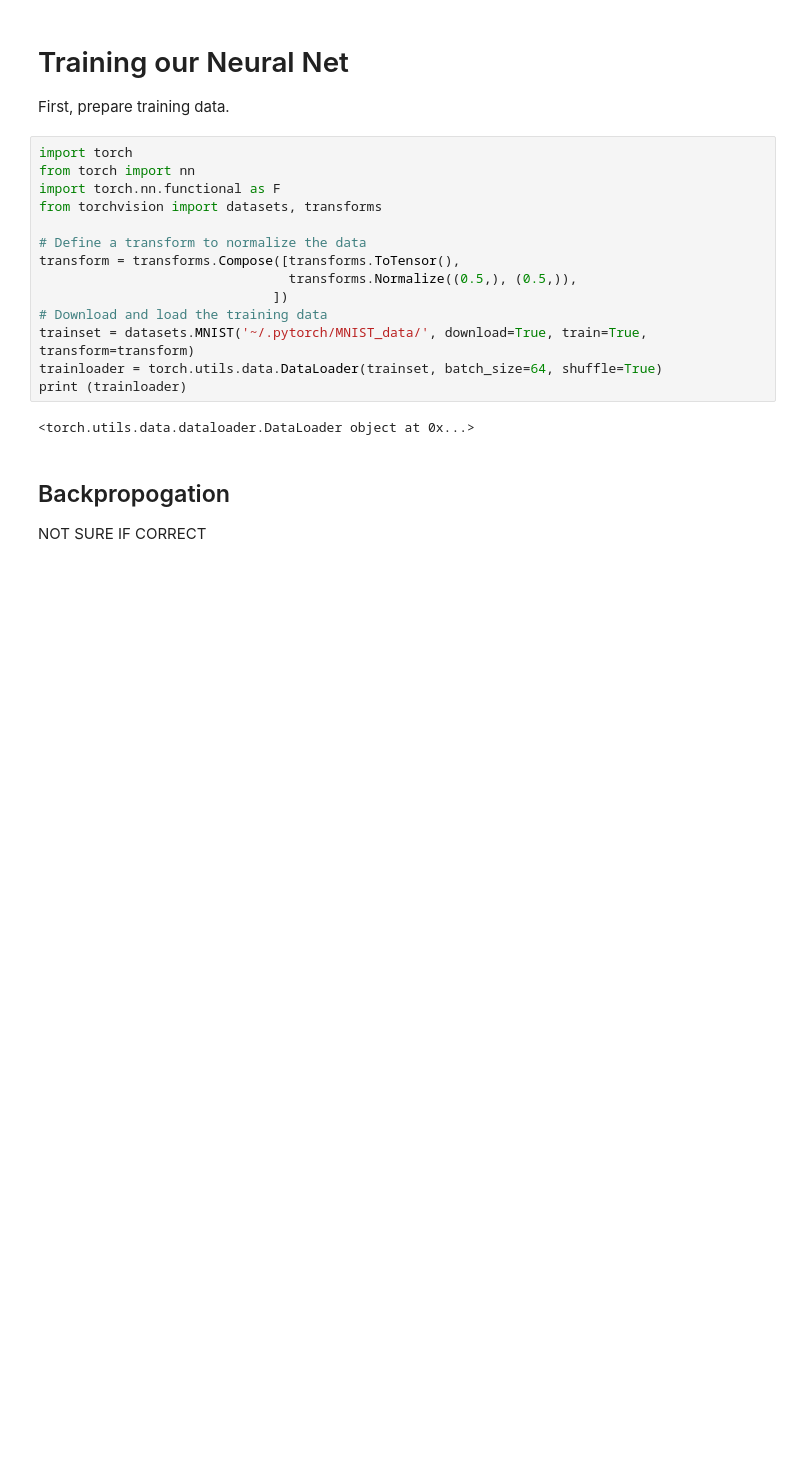
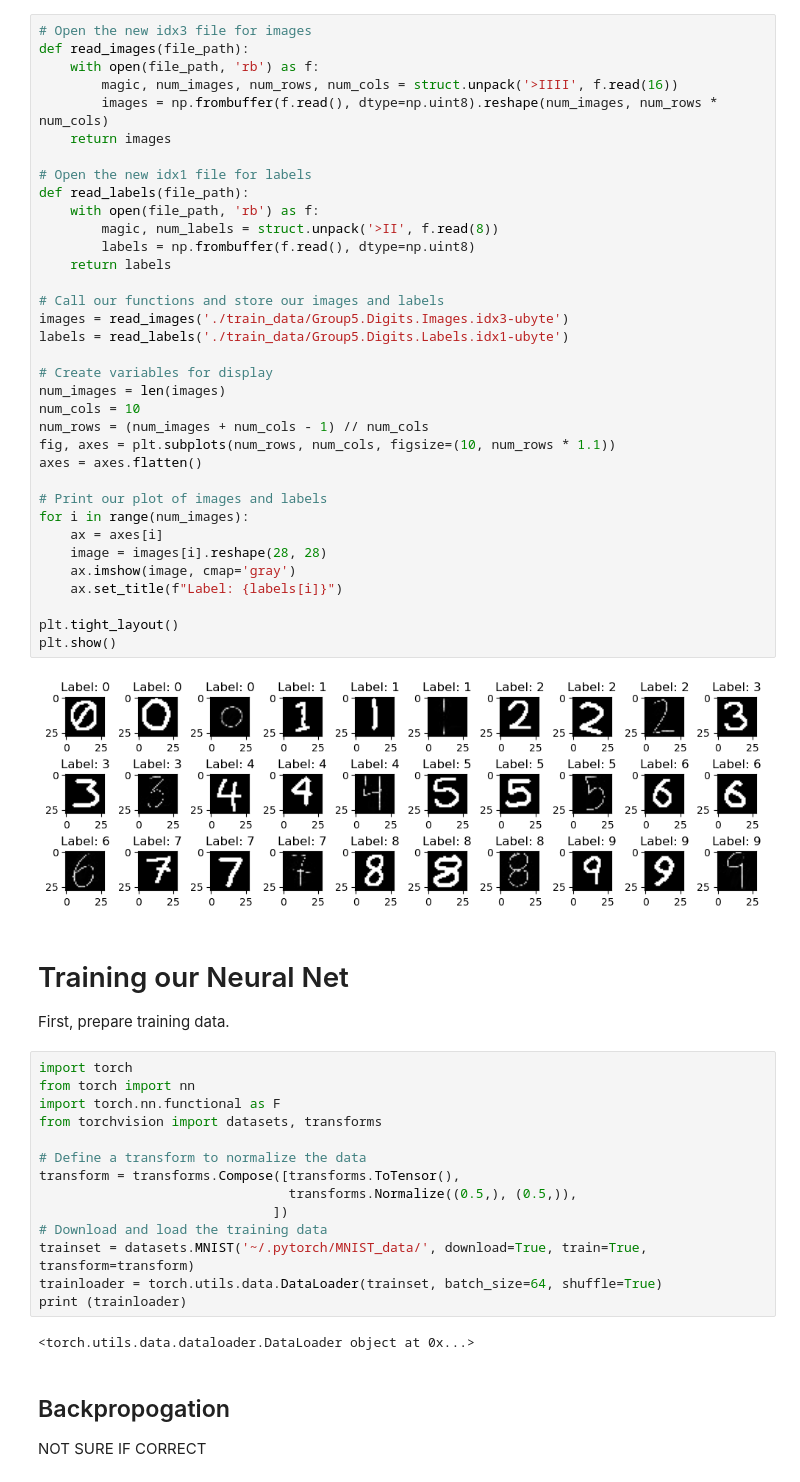
Before and after one commit to akleinecke/580_FinalProject_Fall24, a Jupyter notebook: Group 5 Final Project.ipynb, the cells around one changed output. Saved outputs shown, nothing was run; the diff lists cells and outputs as text; blank space fills up the shorter version.

```diff
--- a/Group 5 Final Project.ipynb
+++ b/Group 5 Final Project.ipynb
@@ -1,3 +93,40 @@
+# %%
+# Open the new idx3 file for images
+def read_images(file_path):
+    with open(file_path, 'rb') as f:
+        magic, num_images, num_rows, num_cols = struct.unpack('>IIII', f.read(16))
+        images = np.frombuffer(f.read(), dtype=np.uint8).reshape(num_images, num_rows * num_cols)
+    return images
+
+# Open the new idx1 file for labels
+def read_labels(file_path):
+    with open(file_path, 'rb') as f:
+        magic, num_labels = struct.unpack('>II', f.read(8))
+        labels = np.frombuffer(f.read(), dtype=np.uint8)
+    return labels
+
+# Call our functions and store our images and labels
+images = read_images('./train_data/Group5.Digits.Images.idx3-ubyte')
+labels = read_labels('./train_data/Group5.Digits.Labels.idx1-ubyte')
+
+# Create variables for display
+num_images = len(images)
+num_cols = 10
+num_rows = (num_images + num_cols - 1) // num_cols
+fig, axes = plt.subplots(num_rows, num_cols, figsize=(10, num_rows * 1.1))
+axes = axes.flatten()
+
+# Print our plot of images and labels
+for i in range(num_images):
+    ax = axes[i]
+    image = images[i].reshape(28, 28)
+    ax.imshow(image, cmap='gray')
+    ax.set_title(f"Label: {labels[i]}")
+
+plt.tight_layout()
+plt.show()
+# %% [output]
+[figure, added]
 # %% [markdown]
 # Training our Neural Net
 
```
Also changed, not shown: parts of 9 cells of this notebook.
